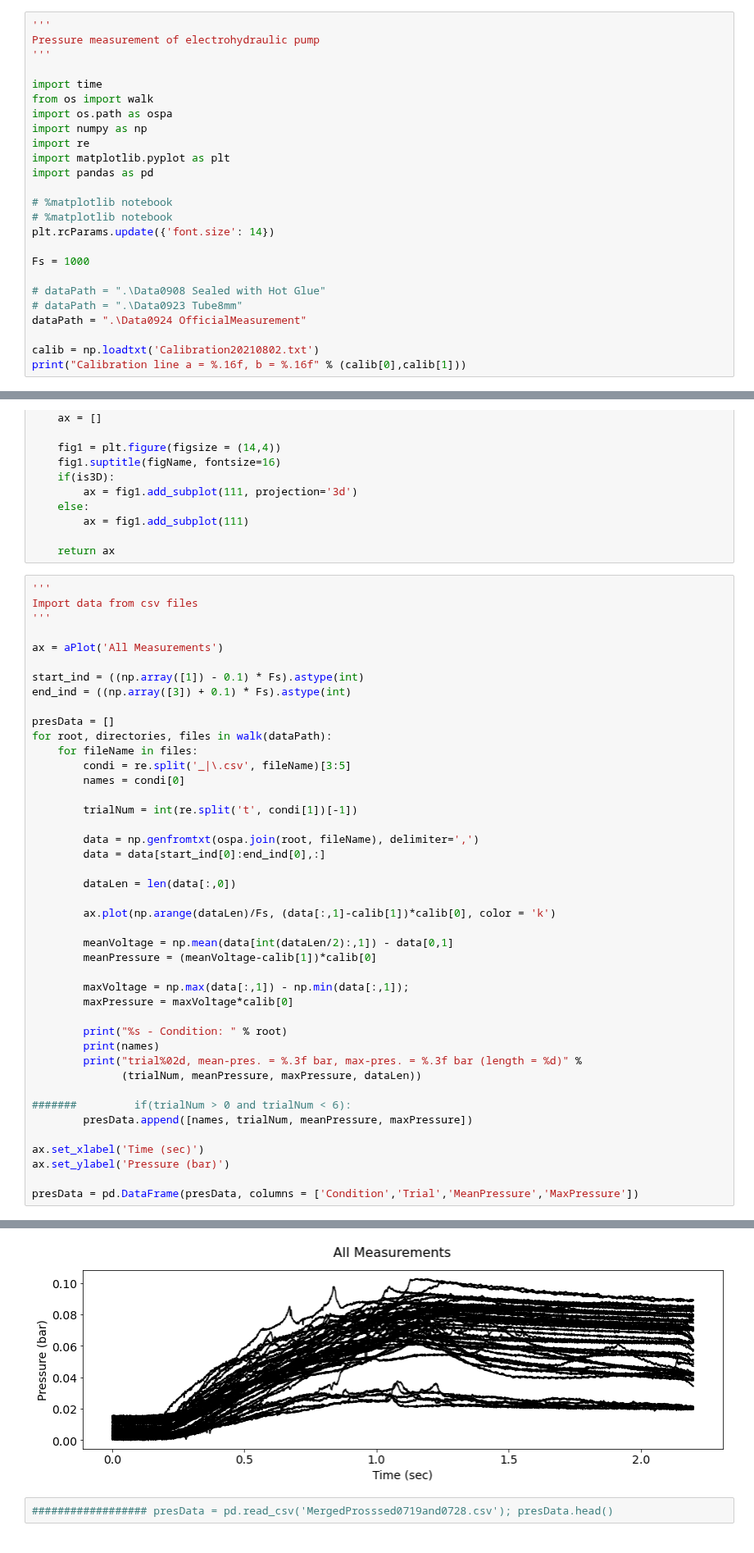
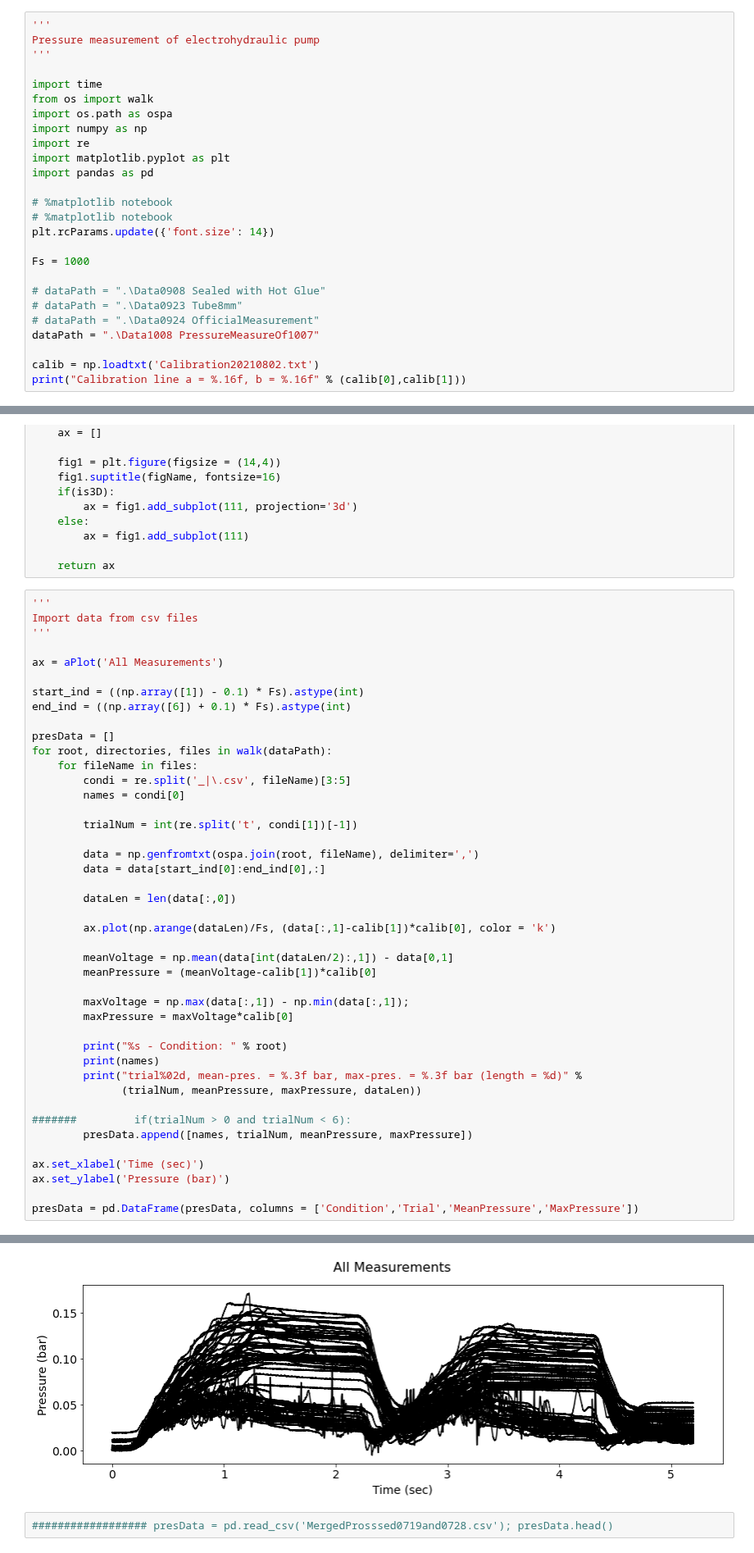
Before and after one commit to maxwellre/pycode, a Jupyter notebook: BipolarDAQ/BipolarDataAnalysis.ipynb, the cells around one changed output, grey strips where cells are left out. Shown at 82% size. Saved outputs shown, nothing was run; the diff lists cells and outputs as text.

Commit message:
Measured fluid pressure of the same pouch used for Cam-Force measurement but got contradictory result

```diff
--- a/BipolarDAQ/BipolarDataAnalysis.ipynb
+++ b/BipolarDAQ/BipolarDataAnalysis.ipynb
@@ -19,7 +19,8 @@ Fs = 1000
 
 # dataPath = ".\Data0908 Sealed with Hot Glue"
 # dataPath = ".\Data0923 Tube8mm"
-dataPath = ".\Data0924 OfficialMeasurement"
+# dataPath = ".\Data0924 OfficialMeasurement"
+dataPath = ".\Data1008 PressureMeasureOf1007"
 
 calib = np.loadtxt('Calibration20210802.txt')
 print("Calibration line a = %.16f, b = %.16f" % (calib[0],calib[1]))
@@ -49,7 +50,7 @@ Import data from csv files
 ax = aPlot('All Measurements')
 
 start_ind = ((np.array([1]) - 0.1) * Fs).astype(int)
-end_ind = ((np.array([3]) + 0.1) * Fs).astype(int)
+end_ind = ((np.array([6]) + 0.1) * Fs).astype(int)
 
 presData = []
 for root, directories, files in walk(dataPath):
@@ -105,4 +106,4 @@ trial05, mean-pres. = 0.068 bar, max-pres. = 0.085 bar (length = 2200)
-[figure, old version]
+[figure, new version]
 # %%
 ################## presData = pd.read_csv('MergedProsssed0719and0728.csv'); presData.head()
 # %%
```
Also changed, not shown: parts of 4 cells of this notebook, 1 other file.
